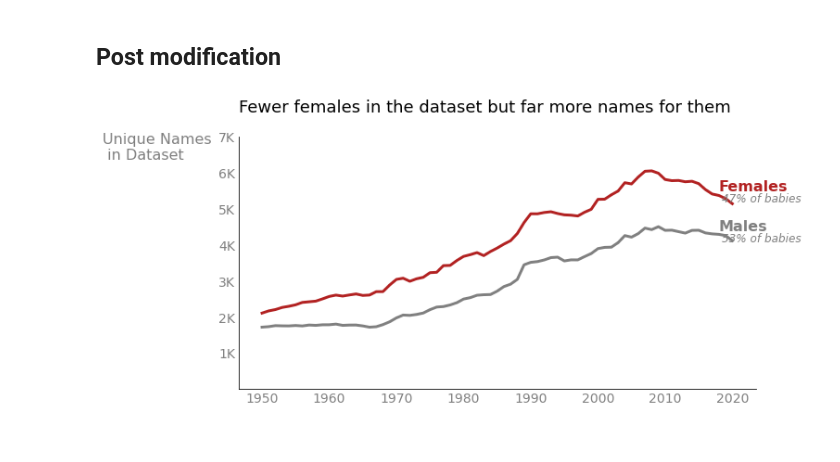
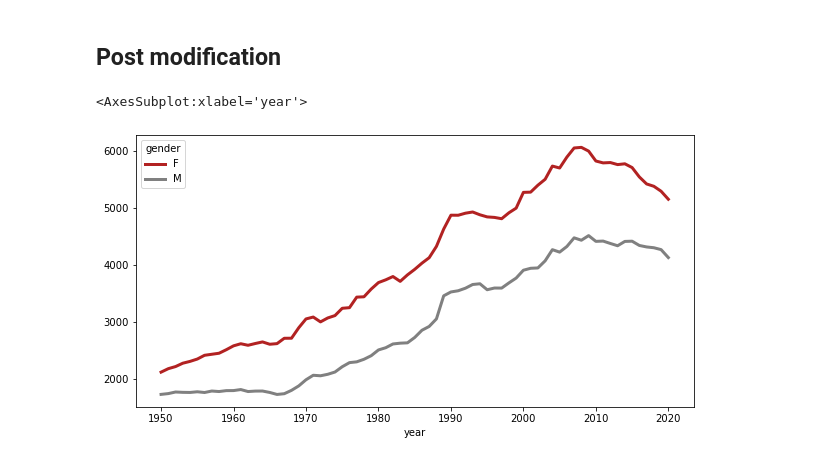
Before and after one commit to santarabantoosoo/Data-Analysis-NanoDegree, a Jupyter notebook: s9/demos/baby_names_visual.ipynb, the cells around one changed output. Drawn from its saved outputs; the diff is of its cells as text; code cells hidden in the pictures.

```diff
--- a/s9/demos/baby_names_visual.ipynb
+++ b/s9/demos/baby_names_visual.ipynb
@@ -124,51 +124,52 @@ unique_names_per_gender.plot()
 # %%
 # uncomment feature by feature to figure out what each part is doing.
 
 unique_names_per_gender.plot(figsize=(10, 5), linewidth=3,
                              color=['firebrick', 'gray']
                             )
 
 # Axes labels
-plt.xlabel('')
-plt.ylabel("Unique Names\n in Dataset",
-           rotation=0,
-           position=(-.1, 0.9),
-           fontsize=16,
-           ha='left',
-           labelpad=125,
-           color='gray'
-          )
+# plt.xlabel('')
+# plt.ylabel("Unique Names\n in Dataset",
+#            rotation=0,
+#            position=(-.1, 0.9),
+#            fontsize=16,
+#            ha='left',
+#            labelpad=125,
+#            color='gray'
+#           )
 
 # Remove box
-sns.despine()
+# sns.despine()
 
 # Set y-limits and remove legend
-plt.ylim(0, None)
-plt.legend([], frameon=False)
+# plt.ylim(0, None)
+# plt.legend([], frameon=False)
 
 # Title
-plt.title("Fewer females in the dataset but far more names for them\n",
-          fontsize=18, loc='left'
-         )
+# plt.title("Fewer females in the dataset but far more names for them\n",
+#           fontsize=18, loc='left'
+#          )
 
 # Annotations
-plt.text(2018, 5500, "Females", color='firebrick', fontsize=16, fontweight='bold')
-plt.text(2018, 4400, "Males", color='gray', fontsize=16, fontweight='bold')
-plt.text(2018.5, 5200, f'{female_perc*100:.0f}% of babies', fontsize=12, color='gray', fontstyle='italic')
-plt.text(2018.5, 4100, f'{male_perc*100:.0f}% of babies', fontsize=12, color='gray', fontstyle='italic')
+# plt.text(2018, 5500, "Females", color='firebrick', fontsize=16, fontweight='bold')
+# plt.text(2018, 4400, "Males", color='gray', fontsize=16, fontweight='bold')
+# plt.text(2018.5, 5200, f'{female_perc*100:.0f}% of babies', fontsize=12, color='gray', fontstyle='italic')
+# plt.text(2018.5, 4100, f'{male_perc*100:.0f}% of babies', fontsize=12, color='gray', fontstyle='italic')
 
 # Tick labels
-ax = plt.gca()
-ax.tick_params(axis='both', colors='gray', labelsize=14, length=0)
+# ax = plt.gca()
+# ax.tick_params(axis='both', colors='gray', labelsize=14, length=0)
 
-g = ax.get_yticks()
-plt.yticks(g[1:])
+# g = ax.get_yticks()
+# plt.yticks(g[1:])
 
-ax.get_yaxis().set_major_formatter(
-    FuncFormatter(lambda x,p: str(int(x/1000))+'K')
-)
+# ax.get_yaxis().set_major_formatter(
+#     FuncFormatter(lambda x,p: str(int(x/1000))+'K')
+# )
 
 # Save figure
 #plt.savefig('baby_names_final.png', dpi=200, bbox_inches='tight');
 # %% [output]
+<AxesSubplot:xlabel='year'>
-[figure, old version]
+[figure, new version]
```
Also changed, not shown: 1 other file.
